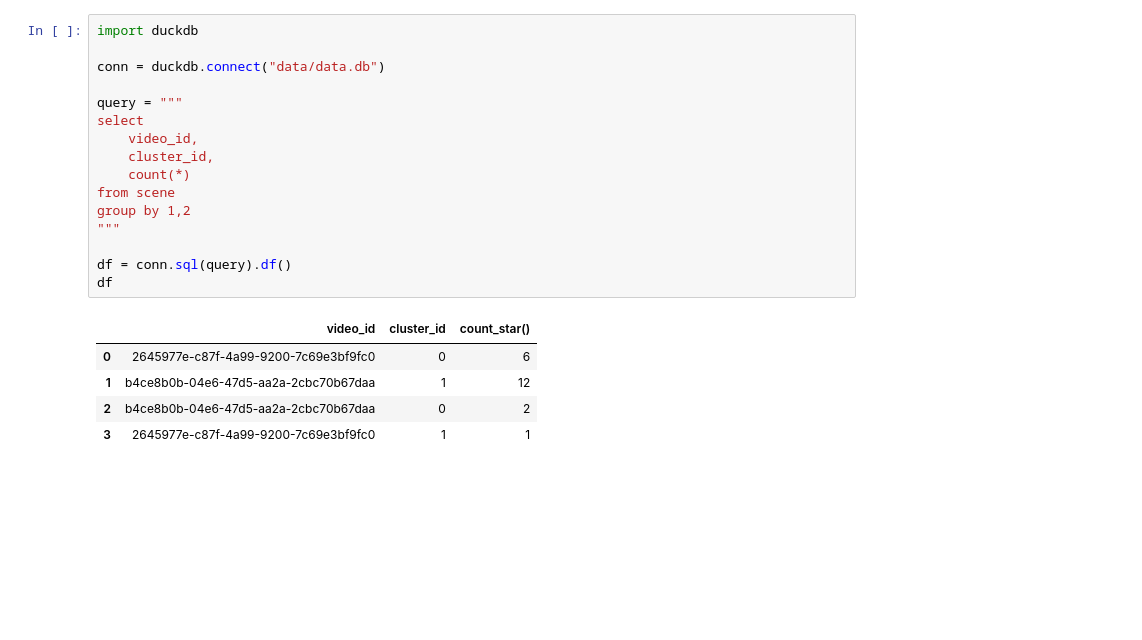
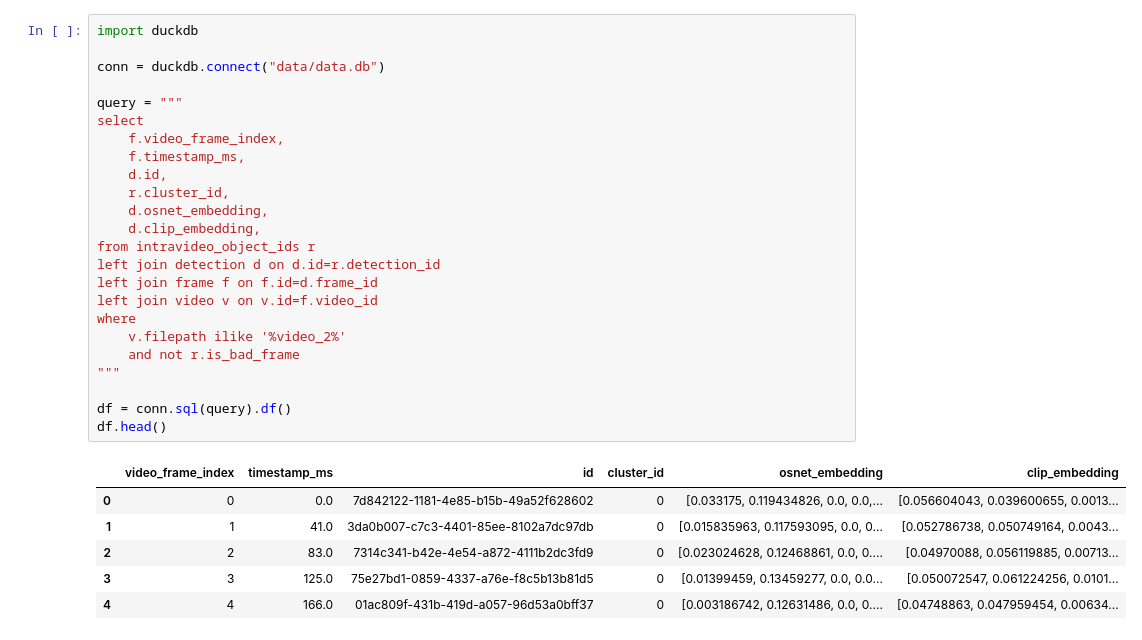
Before and after one commit to besaleli/reid_mvp, a Jupyter notebook: anomaly_detection.ipynb, the cells around one changed output. Saved outputs shown, nothing was run; the diff lists cells and outputs as text; blank space fills up the shorter version.

```diff
--- a/anomaly_detection.ipynb
+++ b/anomaly_detection.ipynb
@@ -1,25 +1,34 @@
-# %%
-import duckdb
-
-conn = duckdb.connect("data/data.db")
-
-query = """
-select
-    video_id,
-    cluster_id,
-    count(*)
-from scene
-group by 1,2
-"""
-
-df = conn.sql(query).df()
-df
-# %% [output]
-|  | video_id | cluster_id | count_star() |
-| 0 | 2645977e-c87f-4a99-9200-7c69e3bf9fc0 | 0 | 6 |
-| 1 | b4ce8b0b-04e6-47d5-aa2a-2cbc70b67daa | 1 | 12 |
-| 2 | b4ce8b0b-04e6-47d5-aa2a-2cbc70b67daa | 0 | 2 |
-| 3 | 2645977e-c87f-4a99-9200-7c69e3bf9fc0 | 1 | 1 |
+# %%
+import duckdb
+
+conn = duckdb.connect("data/data.db")
+
+query = """
+select
+    f.video_frame_index,
+    f.timestamp_ms,
+    d.id,
+    r.cluster_id,
+    d.osnet_embedding,
+    d.clip_embedding,
+from intravideo_object_ids r
+left join detection d on d.id=r.detection_id
+left join frame f on f.id=d.frame_id
+left join video v on v.id=f.video_id
+where
+    v.filepath ilike '%video_2%'
+    and not r.is_bad_frame
+"""
+
+df = conn.sql(query).df()
+df.head()
+# %% [output]
+|  | video_frame_index | timestamp_ms | id | cluster_id | osnet_embedding | clip_embedding |
+| 0 | 0 | 0.0 | 7d842122-1181-4e85-b15b-49a52f628602 | 0 | [0.033175, 0.119434826, 0.0, 0.0,... | [0.056604043, 0.039600655, 0.0013... |
+| 1 | 1 | 41.0 | 3da0b007-c7c3-4401-85ee-8102a7dc97db | 0 | [0.015835963, 0.117593095, 0.0, 0... | [0.052786738, 0.050749164, 0.0043... |
+| 2 | 2 | 83.0 | 7314c341-b42e-4e54-a872-4111b2dc3fd9 | 0 | [0.023024628, 0.12468861, 0.0, 0.... | [0.04970088, 0.056119885, 0.00713... |
+| 3 | 3 | 125.0 | 75e27bd1-0859-4337-a76e-f8c5b13b81d5 | 0 | [0.01399459, 0.13459277, 0.0, 0.0... | [0.050072547, 0.061224256, 0.0101... |
+| 4 | 4 | 166.0 | 01ac809f-431b-419d-a057-96d53a0bff37 | 0 | [0.003186742, 0.12631486, 0.0, 0.... | [0.04748863, 0.047959454, 0.00634... |
 # %%
 import numpy as np
 import ruptures as rpt
```
Also changed, not shown: parts of 5 cells of this notebook, 1 other file.
